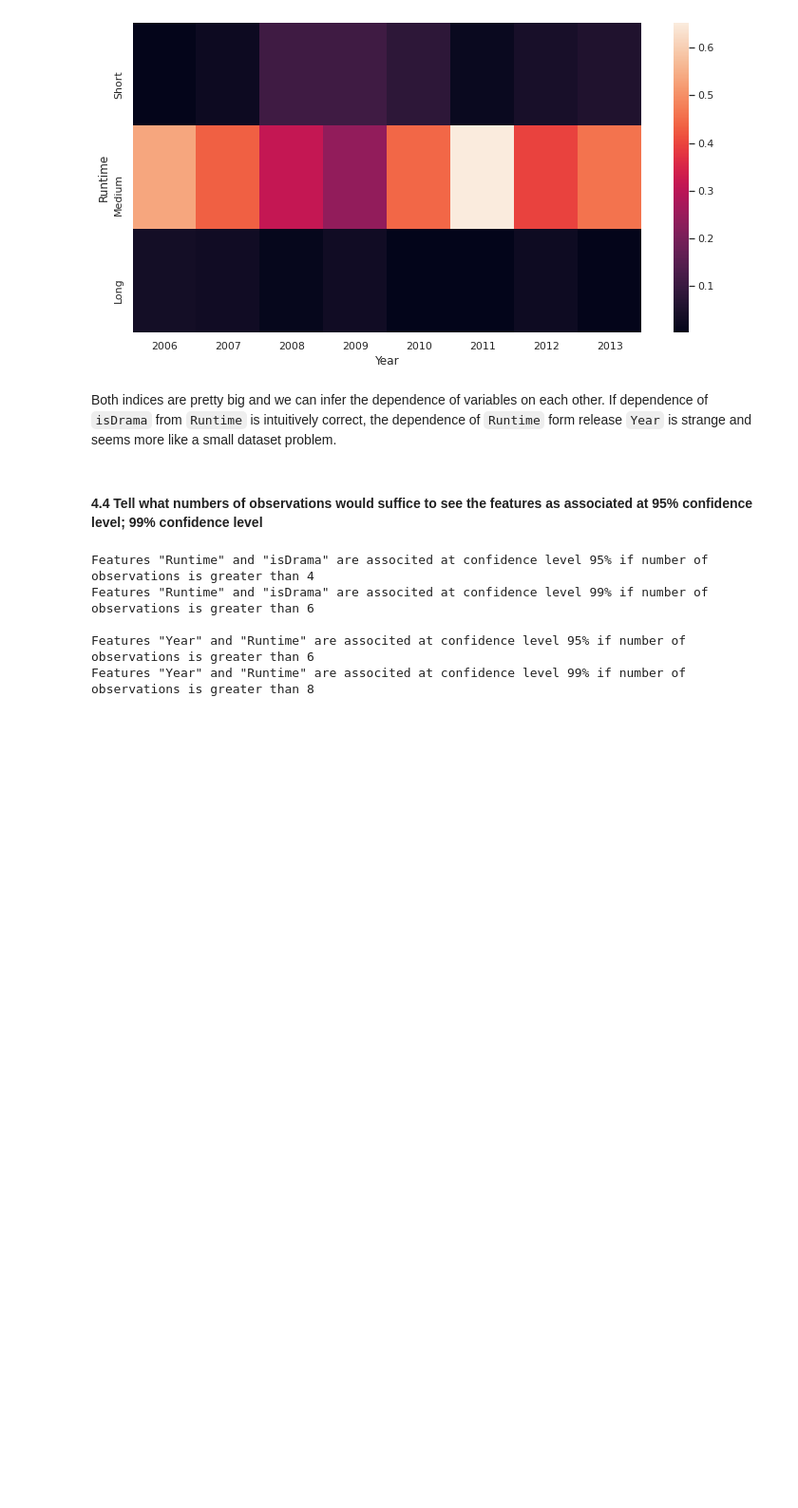
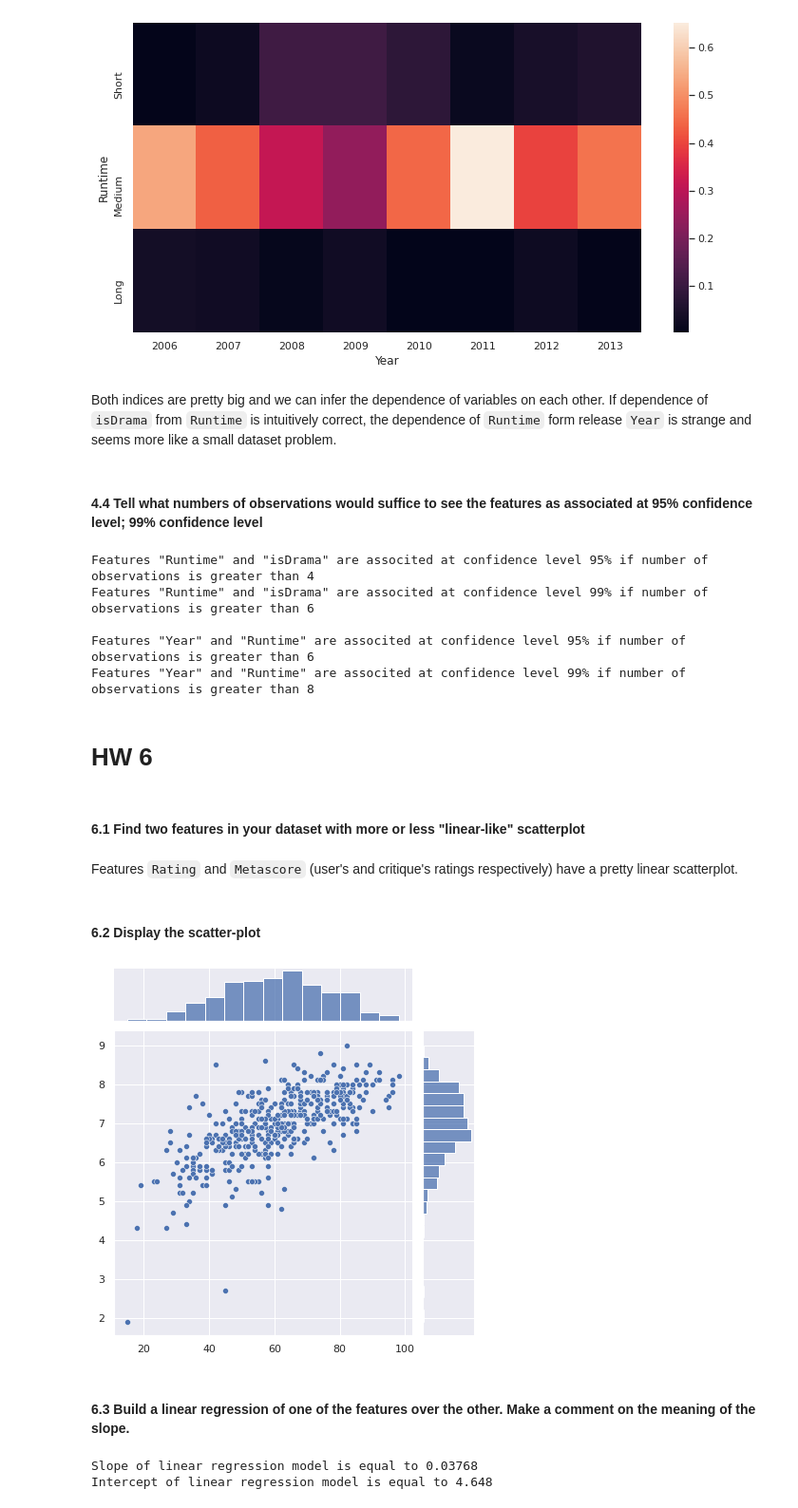
Before and after one commit to constantine7cd/mmda_imdb, a Jupyter notebook: hw.ipynb, the cells around one changed output. Shown at 95% size. Saved outputs shown, nothing was run; the diff lists cells and outputs as text; code cells hidden in the pictures; blank space fills up the shorter version.

```diff
--- a/hw.ipynb
+++ b/hw.ipynb
@@ -473,3 +457,31 @@ Features "Runtime" and "isDrama" are associted at confidence level 99% if number
 
 Features "Year" and "Runtime" are associted at confidence level 95% if number of observations is greater than 6
 Features "Year" and "Runtime" are associted at confidence level 99% if number of observations is greater than 8
+# %% [markdown]
+# HW 6
+# %% [markdown]
+#### 6.1 Find two features in your dataset with more or less "linear-like" scatterplot
+# %% [markdown]
+Features `Rating` and `Metascore` (user's and critique's ratings respectively) have a pretty linear scatterplot.
+# %%
+x = imdb_data['Metascore'].to_numpy()
+y = imdb_data['Rating'].to_numpy()
+# %% [markdown]
+#### 6.2 Display the scatter-plot
+# %%
+sns.jointplot(x=x, y=y);
+# %% [output]
+[figure, added]
+# %% [markdown]
+#### 6.3 Build a linear regression of one of the features over the other. Make a comment on the meaning of the slope.
+# %%
+from sklearn.linear_model import LinearRegression
+
+model = LinearRegression()
+model.fit(x.reshape((-1, 1)), y)
+
+print(f'Slope of linear regression model is equal to {model.coef_[0]:.4}')
+print(f'Intercept of linear regression model is equal to {model.intercept_:.4}')
+# %% [output]
+Slope of linear regression model is equal to 0.03768
+Intercept of linear regression model is equal to 4.648
```
Also changed, not shown: parts of 18 cells of this notebook.
